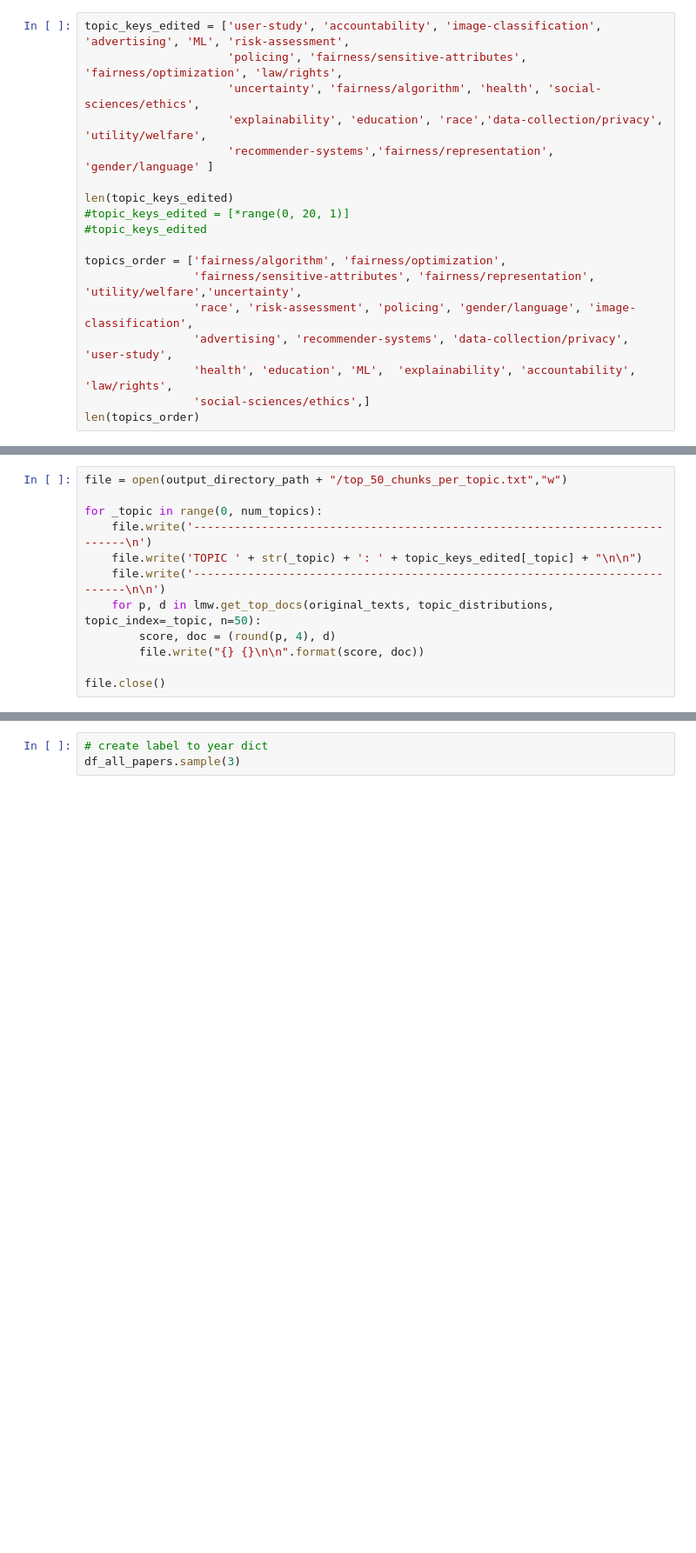
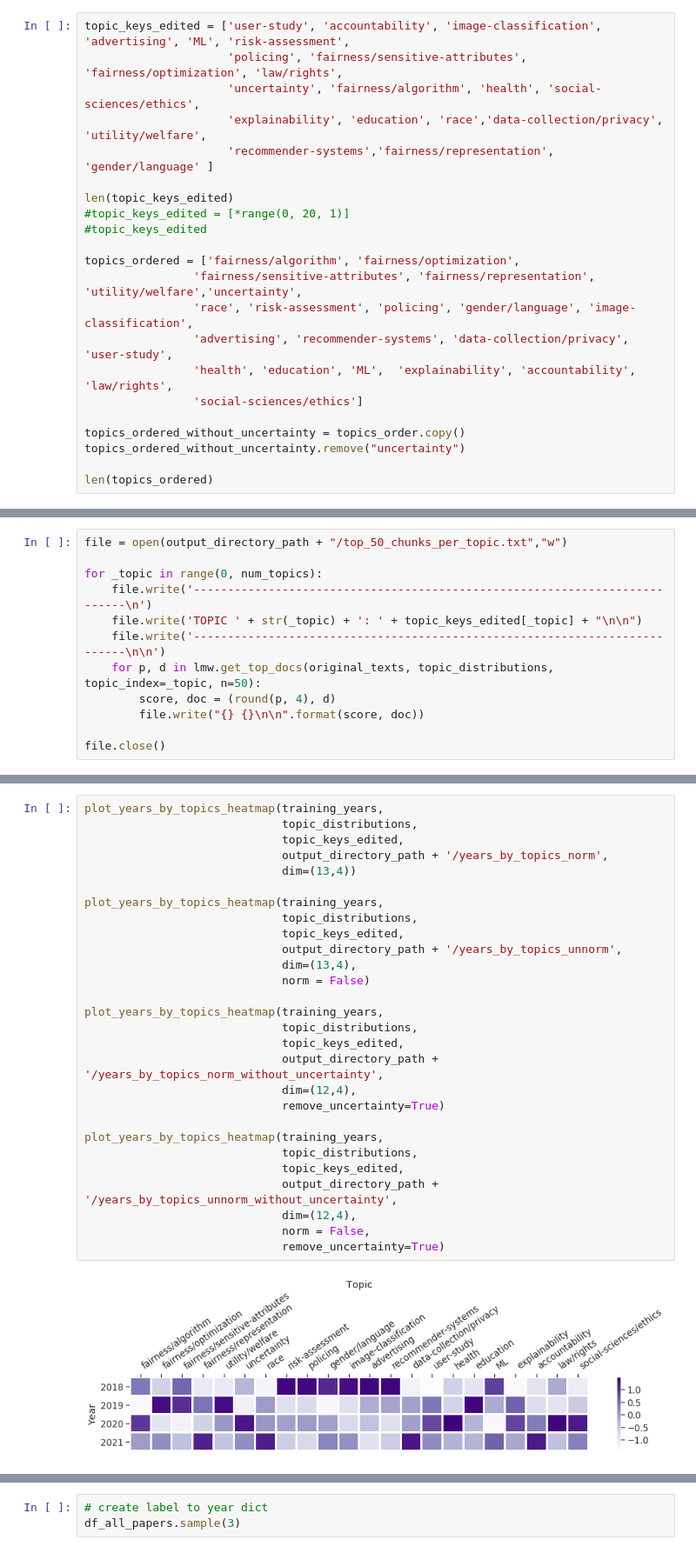
Before and after one commit to JainSameer06/FAccT-MF, a Jupyter notebook: src/lda-mallet/explore_topics.ipynb, the cells around one changed output, grey strips where cells are left out. Shown at 87% size. Drawn from its saved outputs; the diff is of its cells as text; blank space fills up the shorter version.

```diff
--- a/src/lda-mallet/explore_topics.ipynb
+++ b/src/lda-mallet/explore_topics.ipynb
@@ -1393,13 +1393,17 @@ len(topic_keys_edited)
 #topic_keys_edited = [*range(0, 20, 1)]
 #topic_keys_edited
 
-topics_order = ['fairness/algorithm', 'fairness/optimization',
+topics_ordered = ['fairness/algorithm', 'fairness/optimization',
                 'fairness/sensitive-attributes', 'fairness/representation', 'utility/welfare','uncertainty',
                 'race', 'risk-assessment', 'policing', 'gender/language', 'image-classification',
                 'advertising', 'recommender-systems', 'data-collection/privacy', 'user-study',
                 'health', 'education', 'ML',  'explainability', 'accountability', 'law/rights',
-                'social-sciences/ethics',]
-len(topics_order)
+                'social-sciences/ethics']
+
+topics_ordered_without_uncertainty = topics_order.copy()
+topics_ordered_without_uncertainty.remove("uncertainty")
+
+len(topics_ordered)
 # %% [output]
 22
 # %%
@@ -1459,3 +1477,33 @@ def plot_years_by_topics_heatmap(labels,
     if output_path:
         plt.savefig(output_path + ".pdf")
     plt.show()
+# %%
+plot_years_by_topics_heatmap(training_years,
+                             topic_distributions,
+                             topic_keys_edited,
+                             output_directory_path + '/years_by_topics_norm',
+                             dim=(13,4))
+
+plot_years_by_topics_heatmap(training_years,
+                             topic_distributions,
+                             topic_keys_edited,
+                             output_directory_path + '/years_by_topics_unnorm',
+                             dim=(13,4),
+                             norm = False)
+
+plot_years_by_topics_heatmap(training_years,
+                             topic_distributions,
+                             topic_keys_edited,
+                             output_directory_path + '/years_by_topics_norm_without_uncertainty',
+                             dim=(12,4),
+                             remove_uncertainty=True)
+
+plot_years_by_topics_heatmap(training_years,
+                             topic_distributions,
+                             topic_keys_edited,
+                             output_directory_path + '/years_by_topics_unnorm_without_uncertainty',
+                             dim=(12,4),
+                             norm = False,
+                             remove_uncertainty=True)
+# %% [output]
+[figure, added]
```
Also changed, not shown: parts of 14 cells of this notebook, 51 other files.
